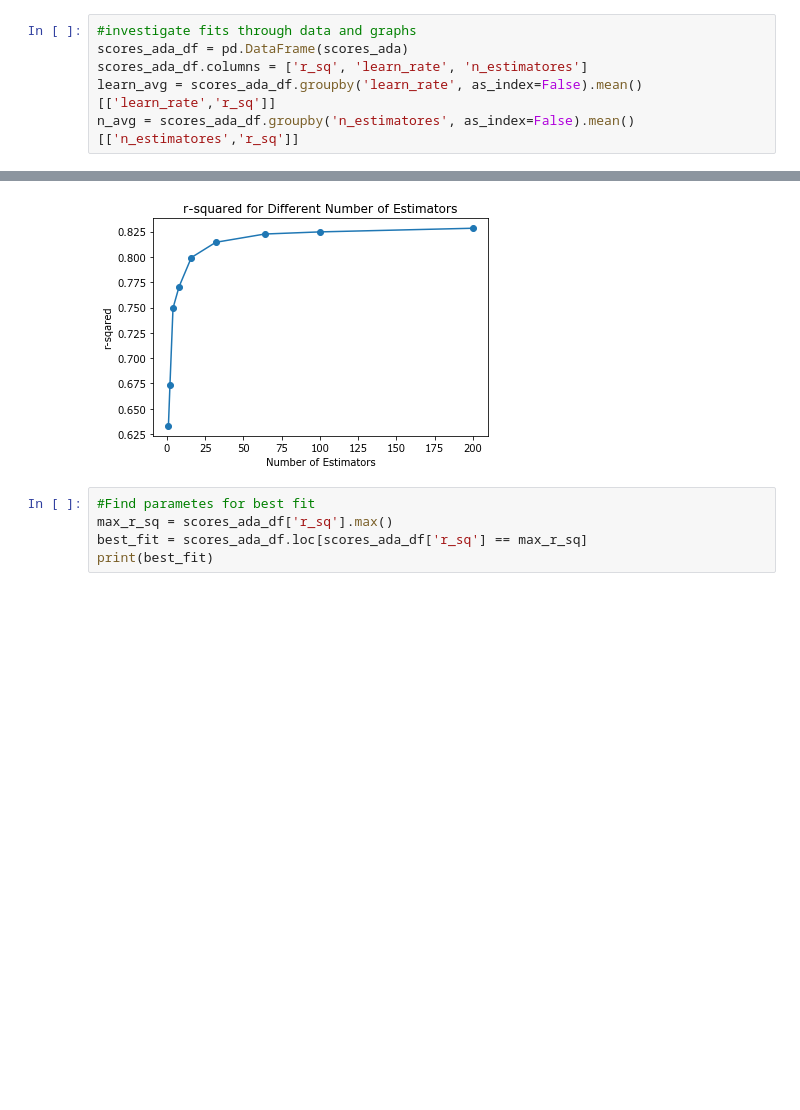
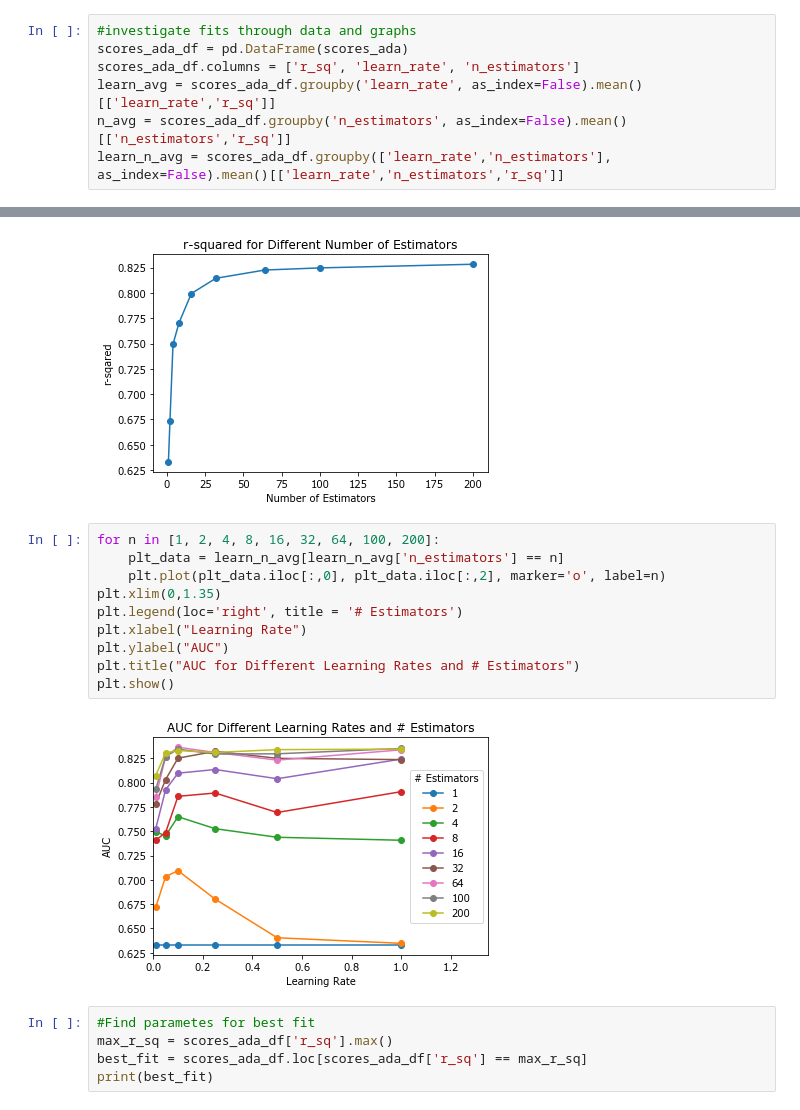
Before and after one commit to kathyxiong/stat_learning_case_study, a Jupyter notebook: freyder_housing_regression_boosting.ipynb, the cells around one changed output, grey strips where cells are left out. Saved outputs shown, nothing was run; the diff lists cells and outputs as text; blank space fills up the shorter version.

Commit message:
added multi level graph

```diff
--- a/freyder_housing_regression_boosting.ipynb
+++ b/freyder_housing_regression_boosting.ipynb
@@ -71,9 +71,10 @@ for learning in [1, 0.5, 0.25, 0.1, 0.05, 0.01]:
 # %%
 #investigate fits through data and graphs
 scores_ada_df = pd.DataFrame(scores_ada)
-scores_ada_df.columns = ['r_sq', 'learn_rate', 'n_estimatores']
+scores_ada_df.columns = ['r_sq', 'learn_rate', 'n_estimators']
 learn_avg = scores_ada_df.groupby('learn_rate', as_index=False).mean()[['learn_rate','r_sq']]
-n_avg = scores_ada_df.groupby('n_estimatores', as_index=False).mean()[['n_estimatores','r_sq']]
+n_avg = scores_ada_df.groupby('n_estimators', as_index=False).mean()[['n_estimators','r_sq']]
+learn_n_avg = scores_ada_df.groupby(['learn_rate','n_estimators'], as_index=False).mean()[['learn_rate','n_estimators','r_sq']]
 # %%
 plt.plot(learn_avg.iloc[:,0], learn_avg.iloc[:,1], marker='o')
 plt.xlabel("Learning Rate")
@@ -90,6 +91,18 @@ plt.title("r-squared for Different Number of Estimators")
 # %% [output]
 Text(0.5, 1.0, 'r-squared for Different Number of Estimators')
 [figure]
+# %%
+for n in [1, 2, 4, 8, 16, 32, 64, 100, 200]:
+    plt_data = learn_n_avg[learn_n_avg['n_estimators'] == n]
+    plt.plot(plt_data.iloc[:,0], plt_data.iloc[:,2], marker='o', label=n)
+plt.xlim(0,1.35)
+plt.legend(loc='right', title = '# Estimators')
+plt.xlabel("Learning Rate")
+plt.ylabel("AUC")
+plt.title("AUC for Different Learning Rates and # Estimators")
+plt.show()
+# %% [output]
+[figure, added]
 # %%
 #Find parametes for best fit
 max_r_sq = scores_ada_df['r_sq'].max()
```
Also changed, not shown: parts of 3 cells of this notebook.
